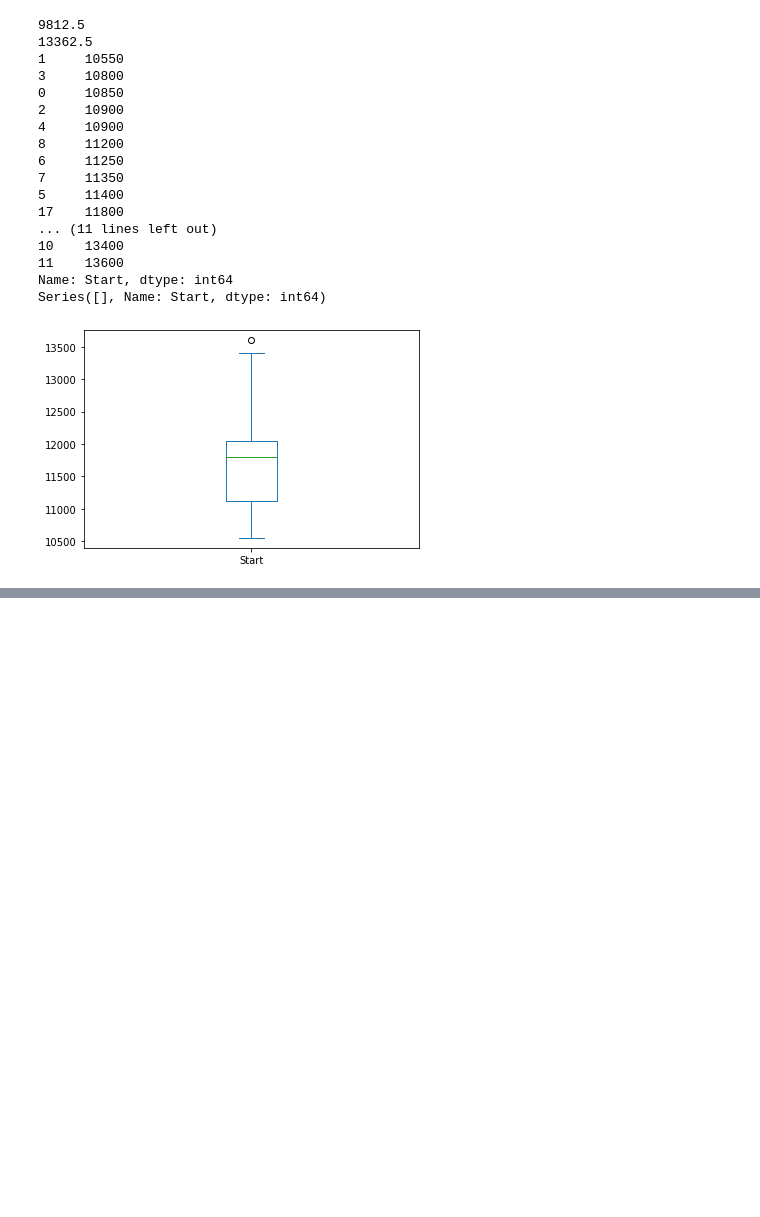
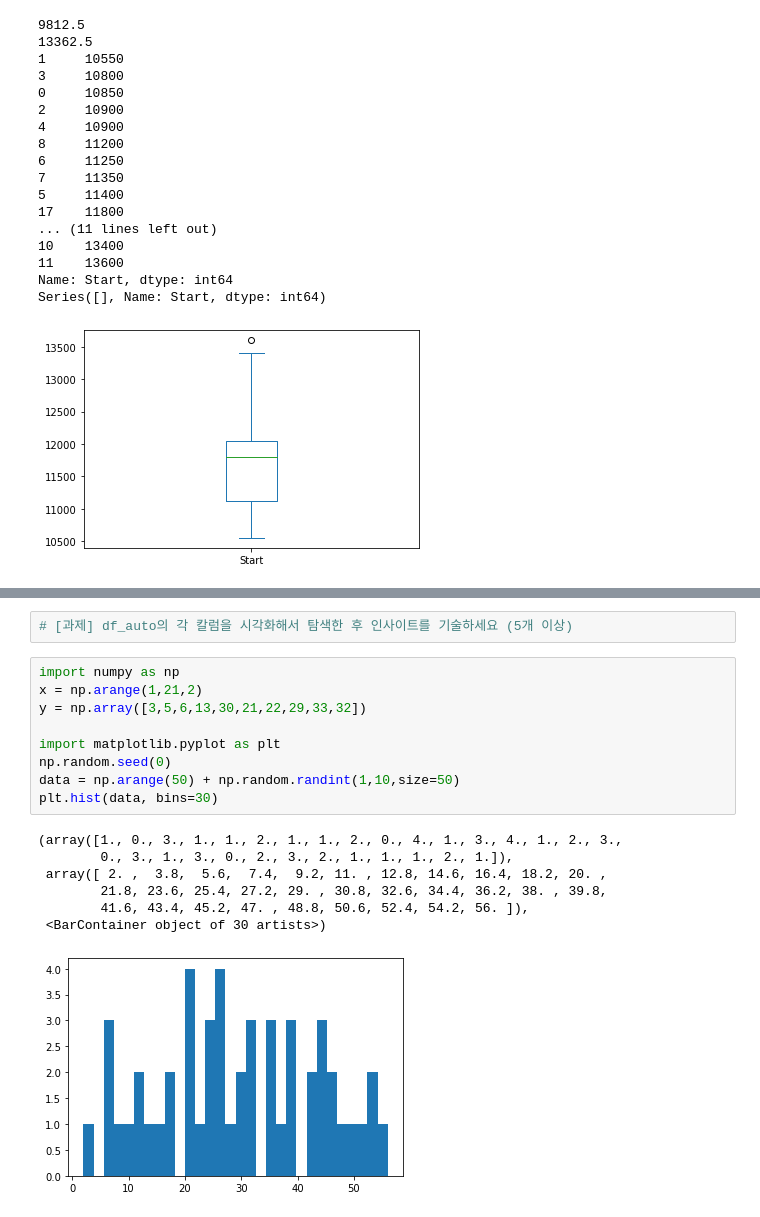
Before and after one commit to fish-ho/cakd5, a Jupyter notebook: m2_분석라이브러리활용/Visualization/시각화_기초.ipynb, the cells around one changed output, grey strips where cells are left out. Saved outputs shown, nothing was run; the diff lists cells and outputs as text; blank space fills up the shorter version.

```diff
--- a/m2_분석라이브러리활용/Visualization/시각화_기초.ipynb
+++ b/m2_분석라이브러리활용/Visualization/시각화_기초.ipynb
@@ -224,0 +231,19 @@ Series([], Name: Start, dtype: int64)
+# %%
+# [과제] df_auto의 각 칼럼을 시각화해서 탐색한 후 인사이트를 기술하세요 (5개 이상)
+# %%
+import numpy as np
+x = np.arange(1,21,2)
+y = np.array([3,5,6,13,30,21,22,29,33,32])
+
+import matplotlib.pyplot as plt
+np.random.seed(0)
+data = np.arange(50) + np.random.randint(1,10,size=50)
+plt.hist(data, bins=30)
+# %% [output]
+(array([1., 0., 3., 1., 1., 2., 1., 1., 2., 0., 4., 1., 3., 4., 1., 2., 3.,
+        0., 3., 1., 3., 0., 2., 3., 2., 1., 1., 1., 2., 1.]),
+ array([ 2. ,  3.8,  5.6,  7.4,  9.2, 11. , 12.8, 14.6, 16.4, 18.2, 20. ,
+        21.8, 23.6, 25.4, 27.2, 29. , 30.8, 32.6, 34.4, 36.2, 38. , 39.8,
+        41.6, 43.4, 45.2, 47. , 48.8, 50.6, 52.4, 54.2, 56. ]),
+ <BarContainer object of 30 artists>)
+[figure, added]
```
Also changed, not shown: parts of 7 cells of this notebook.
